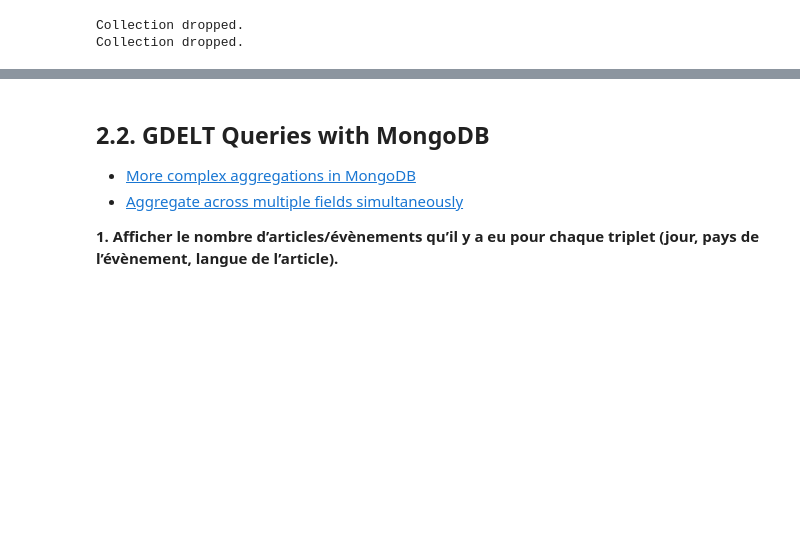
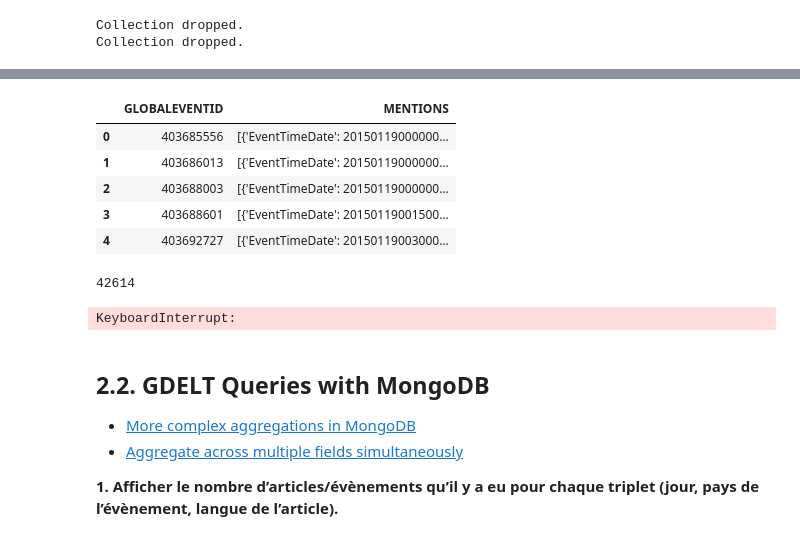
Before and after one commit to duanzy47/ProjetNoSQL, a Jupyter notebook: Exploratory_Data_Analysis/GDELT_MongoDB_Pandas.ipynb, the cells around one changed output, grey strips where cells are left out. Cells and saved outputs as stored; diff of their text form; code cells hidden in the pictures; blank space fills up the shorter version.

```diff
--- a/Exploratory_Data_Analysis/GDELT_MongoDB_Pandas.ipynb
+++ b/Exploratory_Data_Analysis/GDELT_MongoDB_Pandas.ipynb
@@ -427,0 +523,6 @@ pprint(mb_gdelt_gkg.find_one({})['V2Tone'])
+# %%
+%%time
+pandas_to_mongo_mentions = gdelt_mentions_processed[['GLOBALEVENTID']].copy()
+pandas_to_mongo_mentions['MENTIONS'] = gdelt_mentions_processed.drop('GLOBALEVENTID', axis=1).to_dict('records')
+pandas_to_mongo_mentions = pandas_to_mongo_mentions.groupby('GLOBALEVENTID')['MENTIONS'].apply(list)
+pandas_to_mongo_mentions = pandas_to_mongo_mentions.reset_index()
@@ -428,3 +531,24 @@ pprint(mb_gdelt_gkg.find_one({})['V2Tone'])
+# %%
+pandas_to_mongo_mentions.head()
+# %% [output]
+|  | GLOBALEVENTID | MENTIONS |
+| 0 | 403685556 | [{'EventTimeDate': 20150119000000... |
+| 1 | 403686013 | [{'EventTimeDate': 20150119000000... |
+| 2 | 403688003 | [{'EventTimeDate': 20150119000000... |
+| 3 | 403688601 | [{'EventTimeDate': 20150119001500... |
+| 4 | 403692727 | [{'EventTimeDate': 20150119003000... |
+# %%
+pandas_to_mongo_mentions.shape[0]
+# %% [output]
+42614
+# %%
+%%time
+for _, row in tqdm(pandas_to_mongo_mentions.iterrows(), position=0, total=pandas_to_mongo_mentions.shape[0]):
+    _ = mb_gdelt_main.update_many({'GLOBALEVENTID': row['GLOBALEVENTID']},
+                                 {'$push': {'MENTIONS': {'$each': row['MENTIONS']}}},
+                                 upsert=True)
+# %% [output]
+KeyboardInterrupt:
 # %% [markdown]
 ## 2.2. GDELT Queries with MongoDB
 
```
Also changed, not shown: parts of 76 cells of this notebook.
